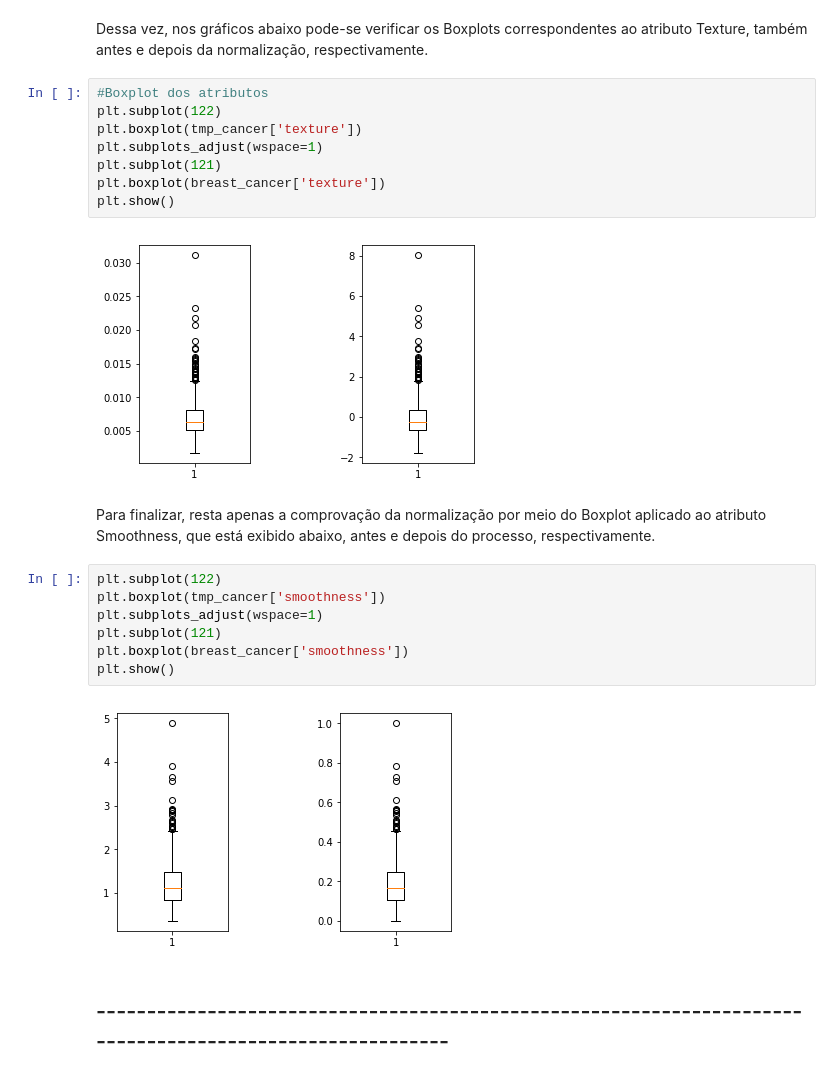
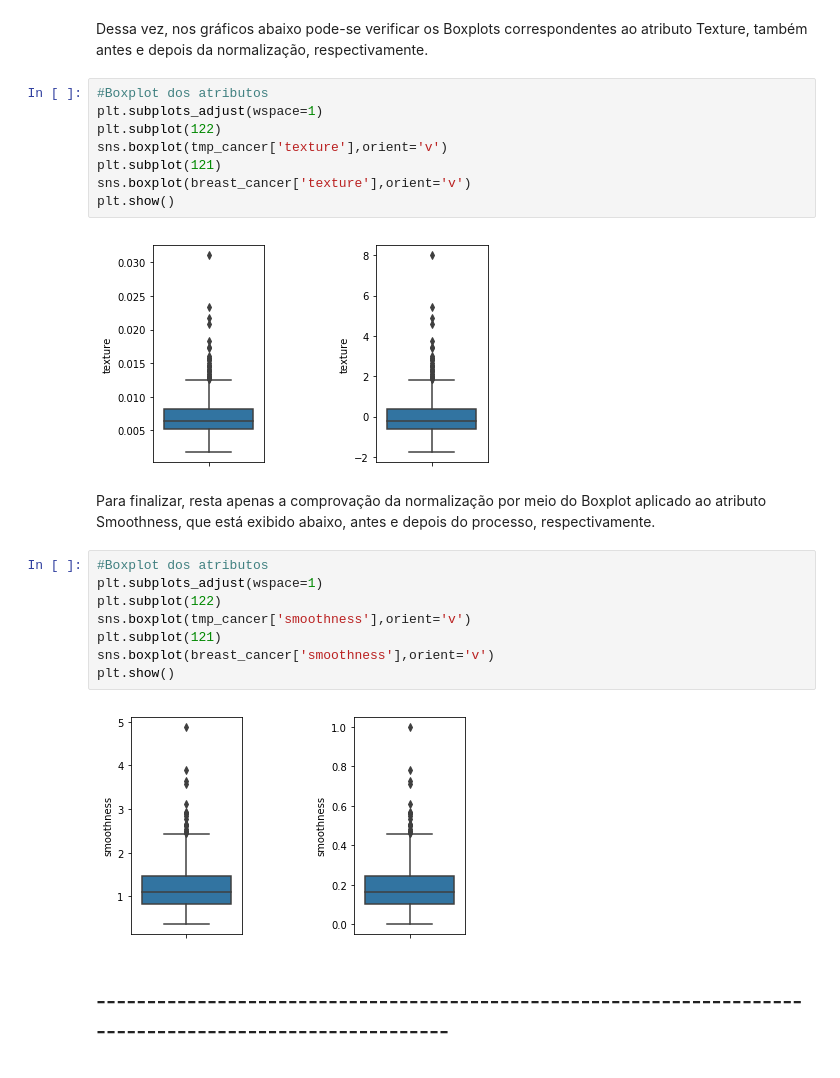
Before and after one commit to LucasSugi/data-science, a Jupyter notebook: pratica_5/pratica_5_9293286_9293251.ipynb, the cells around one changed output. Saved outputs shown, nothing was run; the diff lists cells and outputs as text.

Commit message:
Improve graphics

```diff
--- a/pratica_5/pratica_5_9293286_9293251.ipynb
+++ b/pratica_5/pratica_5_9293286_9293251.ipynb
@@ -270,24 +276,25 @@ plt.show()
 Dessa vez, nos gráficos abaixo pode-se verificar os Boxplots correspondentes ao atributo Texture, também antes e depois da normalização, respectivamente.
 # %%
 #Boxplot dos atributos
+plt.subplots_adjust(wspace=1)
 plt.subplot(122)
-plt.boxplot(tmp_cancer['texture'])
-plt.subplots_adjust(wspace=1)
+sns.boxplot(tmp_cancer['texture'],orient='v')
 plt.subplot(121)
-plt.boxplot(breast_cancer['texture'])
+sns.boxplot(breast_cancer['texture'],orient='v')
 plt.show()
 # %% [output]
-[figure, old version]
+[figure, new version]
 # %% [markdown]
 Para finalizar, resta apenas a comprovação da normalização por meio do Boxplot aplicado ao atributo Smoothness, que está exibido abaixo, antes e depois do processo, respectivamente.
 # %%
+#Boxplot dos atributos
+plt.subplots_adjust(wspace=1)
 plt.subplot(122)
-plt.boxplot(tmp_cancer['smoothness'])
-plt.subplots_adjust(wspace=1)
+sns.boxplot(tmp_cancer['smoothness'],orient='v')
 plt.subplot(121)
-plt.boxplot(breast_cancer['smoothness'])
+sns.boxplot(breast_cancer['smoothness'],orient='v')
 plt.show()
 # %% [output]
-[figure, old version]
+[figure, new version]
 # %% [markdown]
 ## ---------------------------------------------------------------------------------------------------------
```
Also changed, not shown: parts of 7 cells of this notebook.
